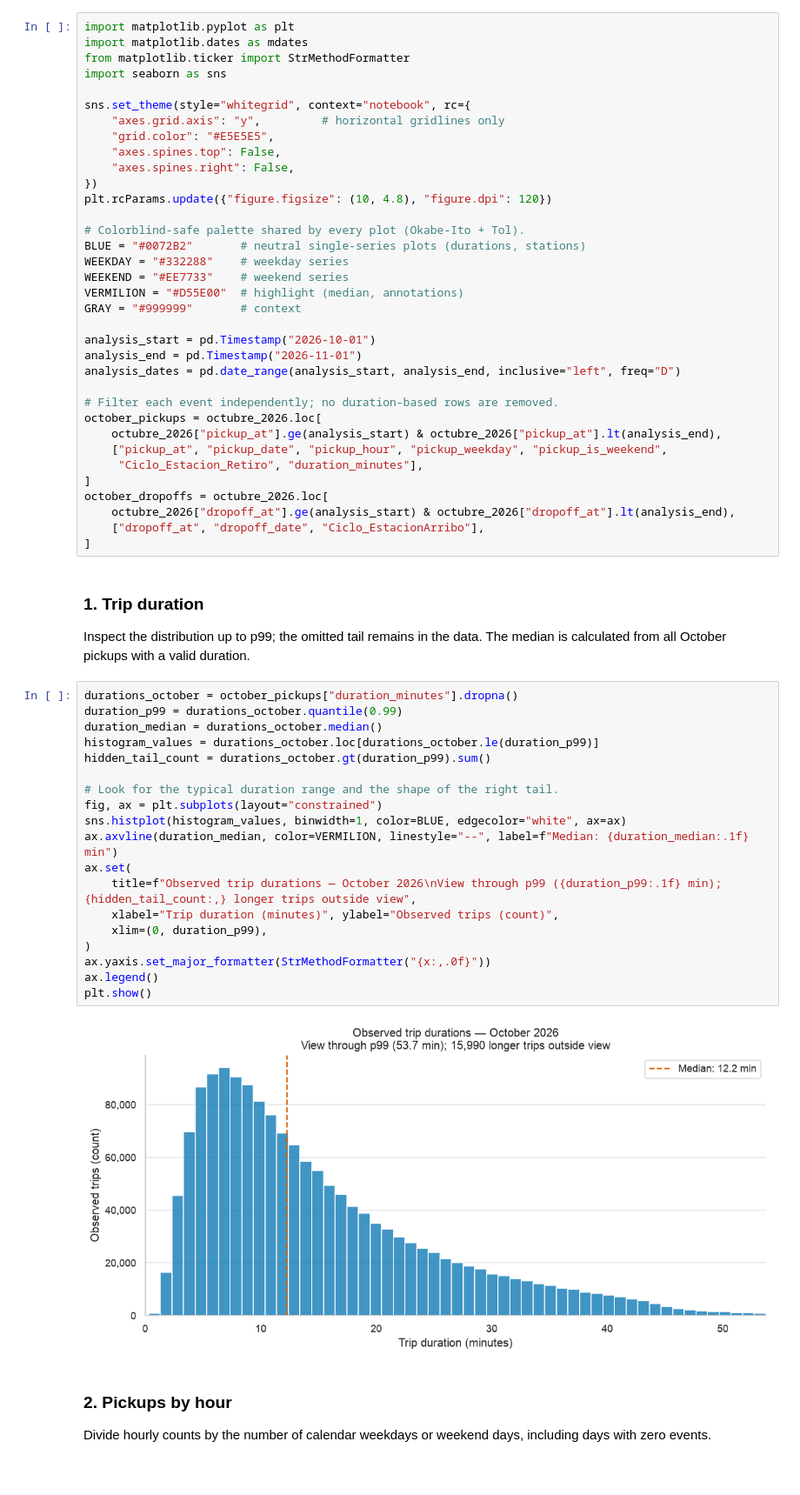
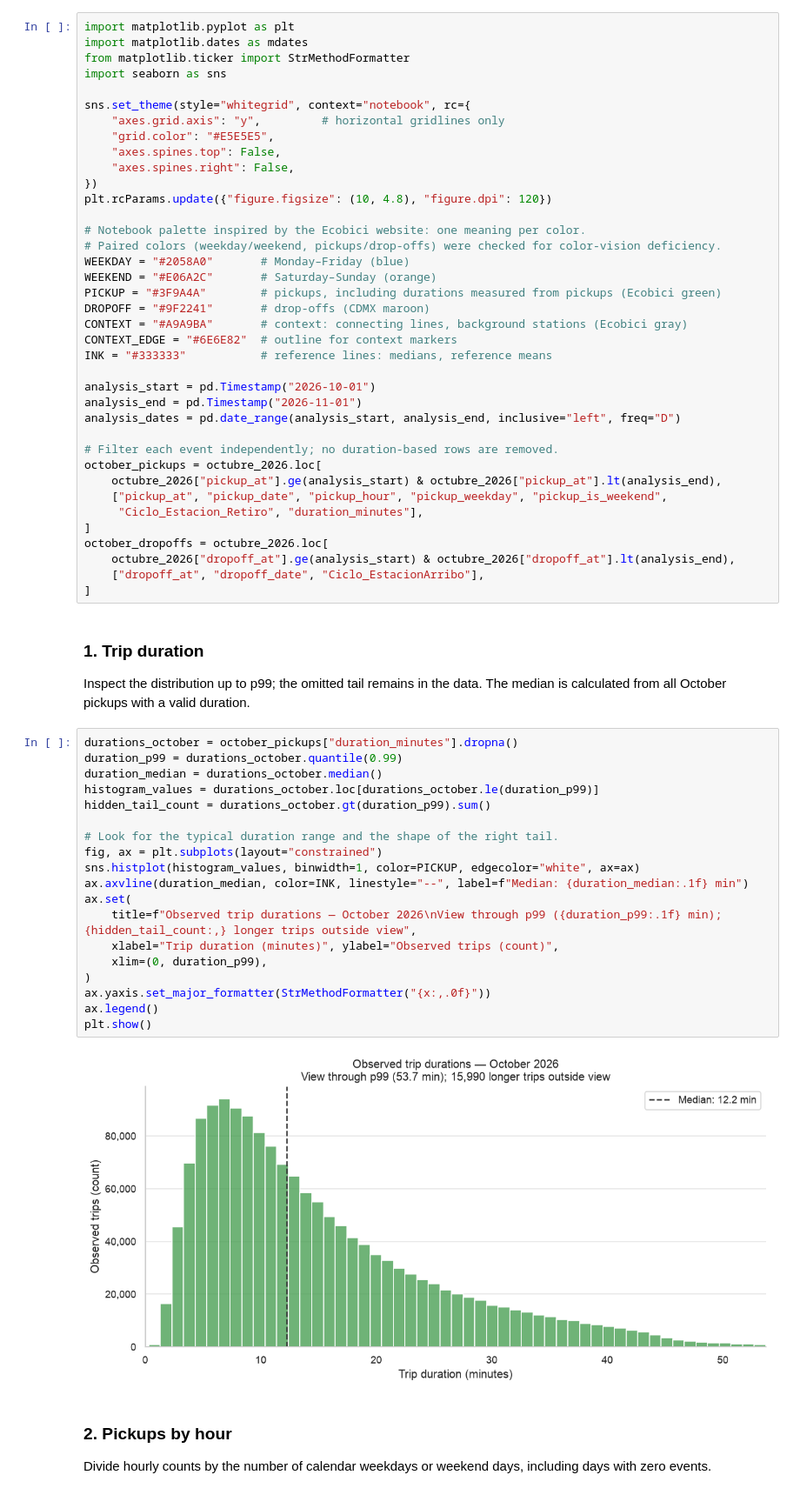
Before and after one commit to peperromitec/STOCHASTIC, a Jupyter notebook: stage1.ipynb, the cells around one changed output. Shown at 87% size. Cells and saved outputs as stored; diff of their text form.

```diff
--- a/stage1.ipynb
+++ b/stage1.ipynb
@@ -410,12 +378,15 @@ sns.set_theme(style="whitegrid", context="notebook", rc={
 })
 plt.rcParams.update({"figure.figsize": (10, 4.8), "figure.dpi": 120})
 
-# Colorblind-safe palette shared by every plot (Okabe-Ito + Tol).
-BLUE = "#0072B2"       # neutral single-series plots (durations, stations)
-WEEKDAY = "#332288"    # weekday series
-WEEKEND = "#EE7733"    # weekend series
-VERMILION = "#D55E00"  # highlight (median, annotations)
-GRAY = "#999999"       # context
+# Notebook palette inspired by the Ecobici website: one meaning per color.
+# Paired colors (weekday/weekend, pickups/drop-offs) were checked for color-vision deficiency.
+WEEKDAY = "#2058A0"       # Monday–Friday (blue)
+WEEKEND = "#E06A2C"       # Saturday–Sunday (orange)
+PICKUP = "#3F9A4A"        # pickups, including durations measured from pickups (Ecobici green)
+DROPOFF = "#9F2241"       # drop-offs (CDMX maroon)
+CONTEXT = "#A9A9BA"       # context: connecting lines, background stations (Ecobici gray)
+CONTEXT_EDGE = "#6E6E82"  # outline for context markers
+INK = "#333333"           # reference lines: medians, reference means
 
 analysis_start = pd.Timestamp("2026-10-01")
 analysis_end = pd.Timestamp("2026-11-01")
@@ -438,24 +409,24 @@ Inspect the distribution up to p99; the omitted tail remains in the data. The me
 # %%
 durations_october = october_pickups["duration_minutes"].dropna()
 duration_p99 = durations_october.quantile(0.99)
 duration_median = durations_october.median()
 histogram_values = durations_october.loc[durations_october.le(duration_p99)]
 hidden_tail_count = durations_october.gt(duration_p99).sum()
 
 # Look for the typical duration range and the shape of the right tail.
 fig, ax = plt.subplots(layout="constrained")
-sns.histplot(histogram_values, binwidth=1, color=BLUE, edgecolor="white", ax=ax)
-ax.axvline(duration_median, color=VERMILION, linestyle="--", label=f"Median: {duration_median:.1f} min")
+sns.histplot(histogram_values, binwidth=1, color=PICKUP, edgecolor="white", ax=ax)
+ax.axvline(duration_median, color=INK, linestyle="--", label=f"Median: {duration_median:.1f} min")
 ax.set(
     title=f"Observed trip durations — October 2026\nView through p99 ({duration_p99:.1f} min); {hidden_tail_count:,} longer trips outside view",
     xlabel="Trip duration (minutes)", ylabel="Observed trips (count)",
     xlim=(0, duration_p99),
 )
 ax.yaxis.set_major_formatter(StrMethodFormatter("{x:,.0f}"))
 ax.legend()
 plt.show()
 # %% [output]
-[figure, old version]
+[figure, new version]
 # %% [markdown]
 ### 2. Pickups by hour
 
```
Also changed, not shown: parts of 53 cells of this notebook, 3 other files.
